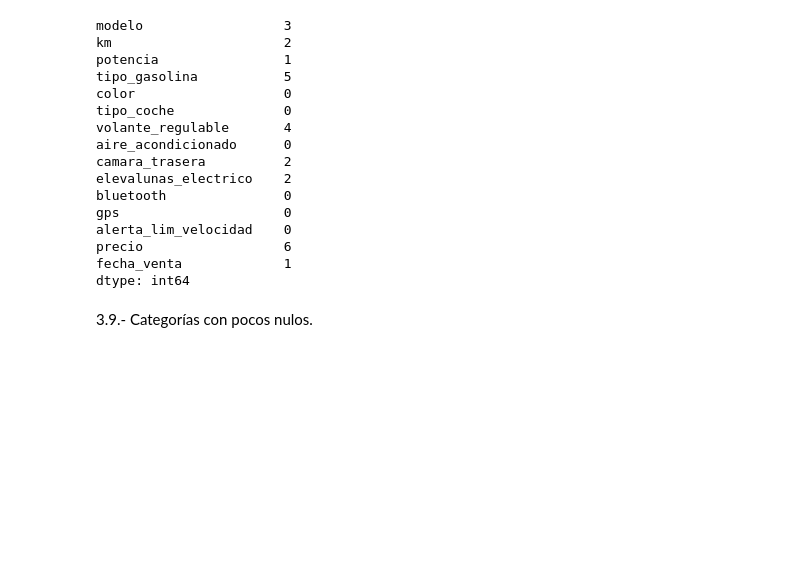
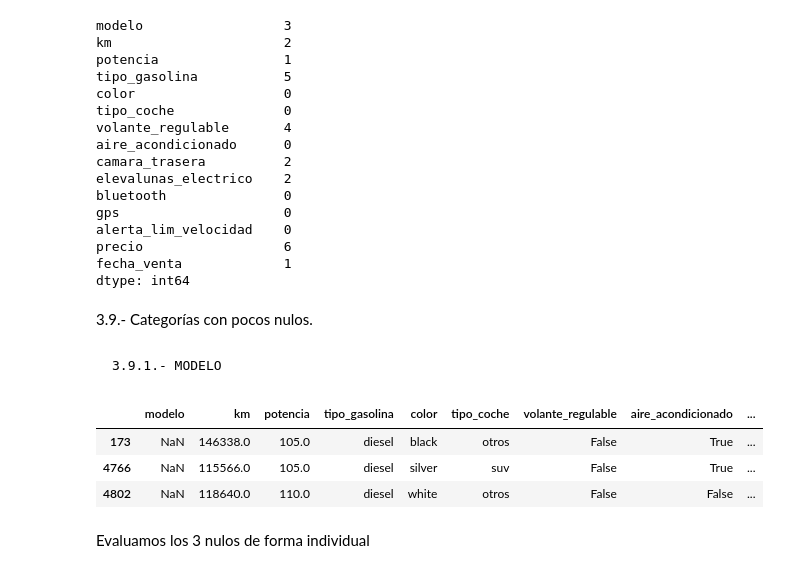
Before and after one commit to tvgtech/BMW_Proj, a Jupyter notebook: Toni_BMW_v2.ipynb, the cells around one changed output. Saved outputs shown, nothing was run; the diff lists cells and outputs as text; code cells hidden in the pictures; blank space fills up the shorter version.

```diff
--- a/Toni_BMW_v2.ipynb
+++ b/Toni_BMW_v2.ipynb
@@ -462,3 +462,15 @@ fecha_venta             1
 dtype: int64
 # %% [markdown]
 3.9.- Categorías con pocos nulos.
+# %% [markdown]
+
+    3.9.1.- MODELO
+# %%
+bmw9[bmw9.modelo.isnull()]
+# %% [output]
+|  | modelo | km | potencia | tipo_gasolina | color | tipo_coche | volante_regulable | aire_acondicionado | ... |
+| 173 | NaN | 146338.0 | 105.0 | diesel | black | otros | False | True | ... |
+| 4766 | NaN | 115566.0 | 105.0 | diesel | silver | suv | False | True | ... |
+| 4802 | NaN | 118640.0 | 110.0 | diesel | white | otros | False | False | ... |
+# %% [markdown]
+Evaluamos los 3 nulos de forma individual
```
Also changed, not shown: parts of 82 cells of this notebook, 1 other file.
